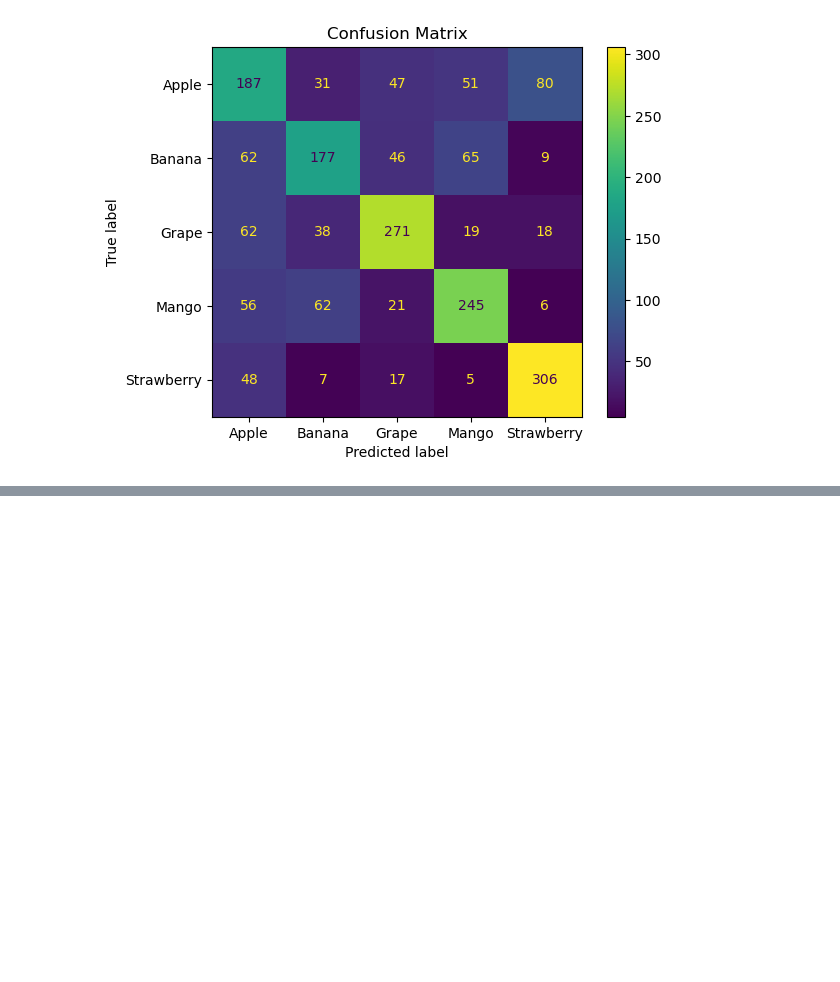
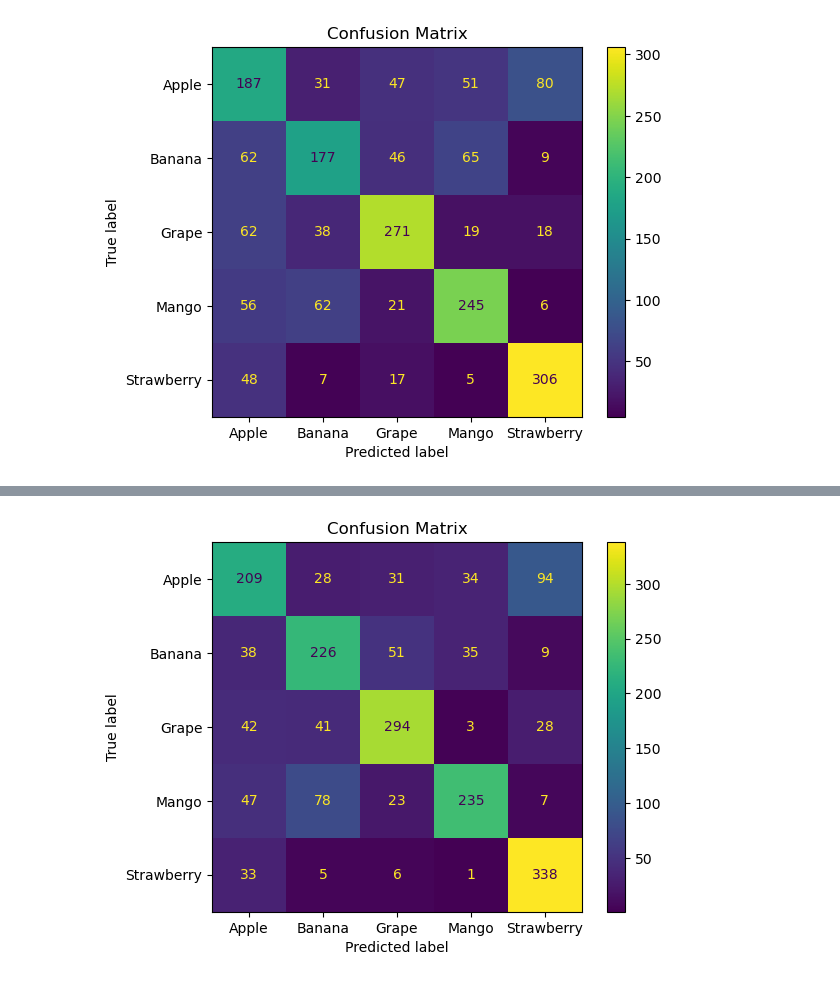
Before and after one commit to Starkilled1/fruit-classification-project, a Jupyter notebook: NeuralNetwork_script.ipynb, the cells around one changed output, grey strips where cells are left out. Saved outputs shown, nothing was run; the diff lists cells and outputs as text; code cells hidden in the pictures; blank space fills up the shorter version.

```diff
--- a/NeuralNetwork_script.ipynb
+++ b/NeuralNetwork_script.ipynb
@@ -194,0 +266,11 @@ print(f'Test accuracy: {test_acc}')
+# %%
+# Plot confusion matrix
+y_pred_2 = model_2.predict(X_test)
+y_pred_classes_2 = np.argmax(y_pred_2, axis=1)
+cm = confusion_matrix(y_test, y_pred_classes_2)
+cmd = ConfusionMatrixDisplay(cm, display_labels=label_encoder.classes_)
+cmd.plot()
+plt.title('Confusion Matrix')
+plt.savefig('Confusion_matrix_images/model_2')
+plt.show()
+# %% [output]
@@ -195,3 +278,4 @@ print(f'Test accuracy: {test_acc}')
+[figure, added]
 # %%
 # Build and compile the model
 base_model = MobileNetV2(weights='imagenet', include_top=False, input_shape=(128, 128, 3))
```
Also changed, not shown: parts of 12 cells of this notebook, 3 other files.
